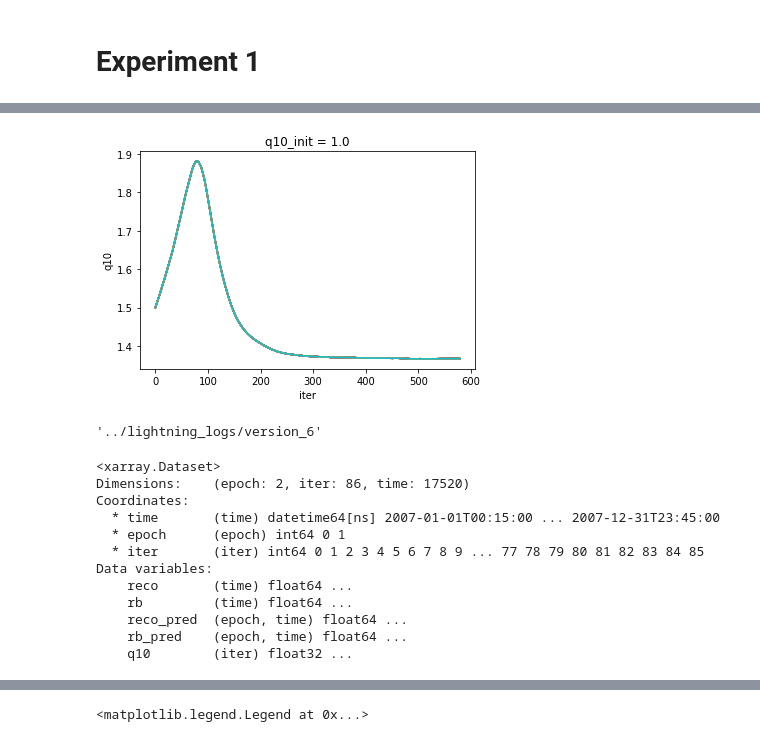
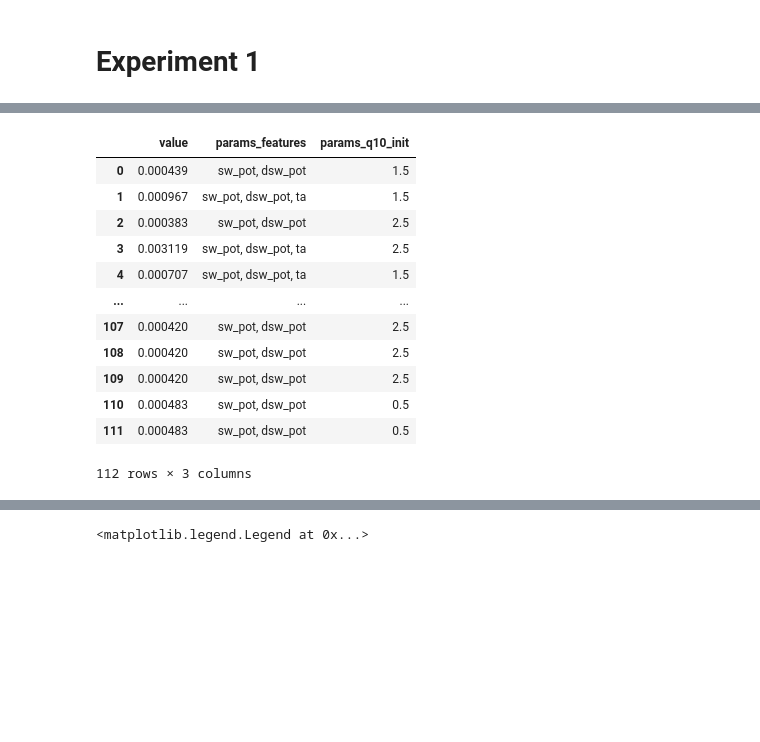
Before and after one commit to bask0/q10hybrid, a Jupyter notebook: analysis/analysis.ipynb, the cells around one changed output, grey strips where cells are left out. Saved outputs shown, nothing was run; the diff lists cells and outputs as text; code cells hidden in the pictures; blank space fills up the shorter version.

```diff
--- a/analysis/analysis.ipynb
+++ b/analysis/analysis.ipynb
@@ -65,12 +44,0 @@ ds = xr.open_mfdataset('../logs/experiment_01/w_ta/lightning_logs/version_*/pred
-# %%
-for i in range(30):
-    ds.isel(rep=i).q10.plot()
-# %% [output]
-[figure, removed]
-# %%
-# Get latest version dir.
-dirs = [os.path.join('../lightning_logs/', d) for d in os.listdir('../lightning_logs/') if os.path.isdir(os.path.join('../lightning_logs/', d))]
-log_dir = sorted(dirs, key=lambda x: os.path.getctime(x), reverse=True)[0]
-log_dir
-# %% [output]
-'../lightning_logs/version_6'
@@ -79,15 +44,0 @@ ds = xr.open_dataset(os.path.join(log_dir, 'predictions.nc'))
-# %%
-ds
-# %% [output]
-<xarray.Dataset>
-Dimensions:    (epoch: 2, iter: 86, time: 17520)
-Coordinates:
-  * time       (time) datetime64[ns] 2007-01-01T00:15:00 ... 2007-12-31T23:45:00
-  * epoch      (epoch) int64 0 1
-  * iter       (iter) int64 0 1 2 3 4 5 6 7 8 9 ... 77 78 79 80 81 82 83 84 85
-Data variables:
-    reco       (time) float64 ...
-    rb         (time) float64 ...
-    reco_pred  (epoch, time) float64 ...
-    rb_pred    (epoch, time) float64 ...
-    q10        (iter) float32 ...
@@ -93,0 +49,16 @@ Data variables:
+# %%
+df
+# %% [output]
+|  | value | params_features | params_q10_init |
+| 0 | 0.000439 | sw_pot, dsw_pot | 1.5 |
+| 1 | 0.000967 | sw_pot, dsw_pot, ta | 1.5 |
+| 2 | 0.000383 | sw_pot, dsw_pot | 2.5 |
+| 3 | 0.003119 | sw_pot, dsw_pot, ta | 2.5 |
+| 4 | 0.000707 | sw_pot, dsw_pot, ta | 1.5 |
+| ... | ... | ... | ... |
+| 107 | 0.000420 | sw_pot, dsw_pot | 2.5 |
+| 108 | 0.000420 | sw_pot, dsw_pot | 2.5 |
+| 109 | 0.000420 | sw_pot, dsw_pot | 2.5 |
+| 110 | 0.000483 | sw_pot, dsw_pot | 0.5 |
+| 111 | 0.000483 | sw_pot, dsw_pot | 0.5 |
+112 rows × 3 columns
```
Also changed, not shown: parts of 12 cells of this notebook, 1 other file.
